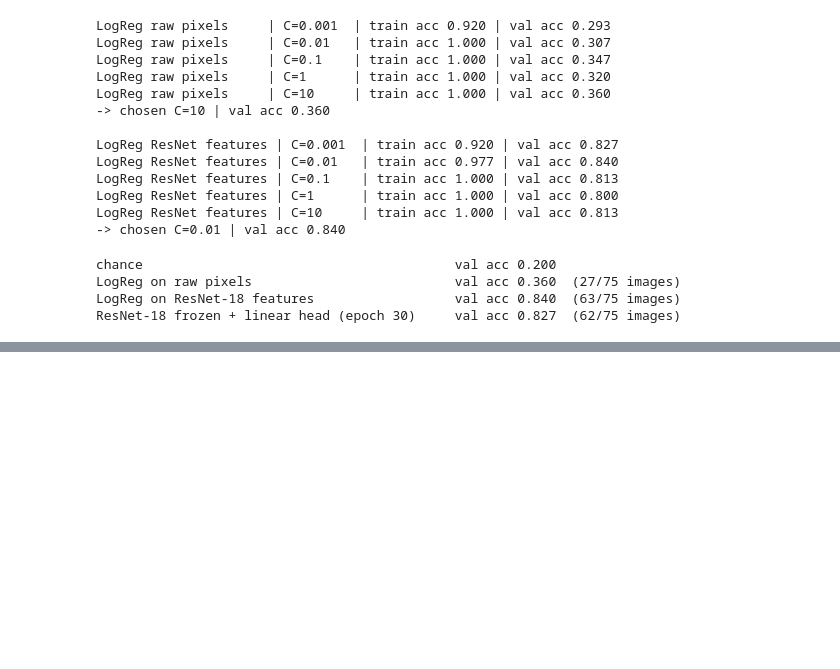
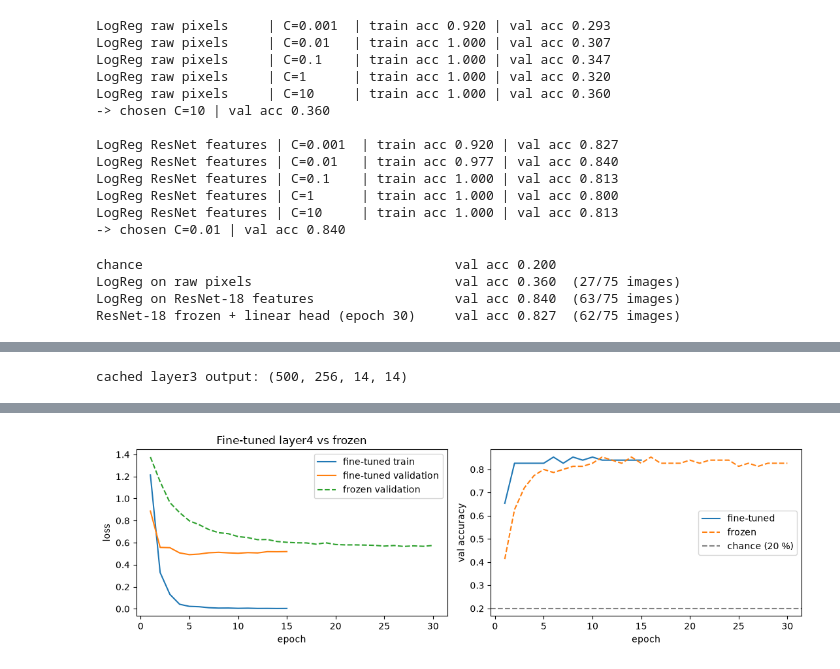
Before and after one commit to ntran-creator/Project-HSM, a Jupyter notebook: miguel_model.ipynb, the cells around one changed output, grey strips where cells are left out. Saved outputs shown, nothing was run; the diff lists cells and outputs as text; code cells hidden in the pictures; blank space fills up the shorter version.

Commit message:
Step 2: fine-tune ResNet-18 layer4 (val acc 0.853 best / 0.840 last, no gain over frozen)

```diff
--- a/miguel_model.ipynb
+++ b/miguel_model.ipynb
@@ -251,0 +257,73 @@ ResNet-18 frozen + linear head (epoch 30)     val acc 0.827  (62/75 images)
+# %%
+import copy
+
+# Blocks 1-3 are frozen and in eval mode, so their output never changes: compute it once for all 500 images
+def frozen_trunk(x):
+    b = backbone
+    x = b.maxpool(b.relu(b.bn1(b.conv1(x))))
+    return b.layer3(b.layer2(b.layer1(x)))
+
+with torch.no_grad():
+    H_all = torch.cat([frozen_trunk(xb) for xb, _ in DataLoader(ds_r, batch_size=32)])   # (500, 256, 14, 14)
+
+    # Sanity check: frozen layer4 + average pooling on the cache must give back the features of cell 2
+    F_check = backbone.avgpool(backbone.layer4(H_all[:16])).flatten(1)
+    assert torch.allclose(F_check, F_all[:16], atol=1e-4)
+
+print("cached layer3 output:", tuple(H_all.shape))
+# %% [output]
+cached layer3 output: (500, 256, 14, 14)
+# %%
+torch.manual_seed(SEED)
+
+# Trainable part: a COPY of layer4 (the frozen backbone stays untouched) + a new linear head
+finetuned = nn.Sequential(
+    copy.deepcopy(backbone.layer4),
+    nn.AdaptiveAvgPool2d(1),
+    nn.Flatten(),
+    nn.Linear(512, len(CLASSES)),
+)
+for p in finetuned.parameters():
+    p.requires_grad = True
+n_params_ft = sum(p.numel() for p in finetuned.parameters())
+print(f"trainable parameters: {n_params_ft:,} (frozen version: {sum(p.numel() for p in head.parameters()):,})")
+
+htrain_loader = DataLoader(TensorDataset(H_all[train_idx], y_train), batch_size=32, shuffle=True)
+hval_loader   = DataLoader(TensorDataset(H_all[val_idx], y_val), batch_size=1000)
+
+optimizer_ft = torch.optim.Adam([
+    {"params": finetuned[0].parameters(), "lr": 1e-4},   # pretrained block: small steps
+    {"params": finetuned[3].parameters(), "lr": 1e-3},   # new head: same lr as the frozen version
+])
+
+# Train one epoch at a time with the course fit helper, keeping the best weights on validation
+N_EPOCHS_FT = 15
+history_ft = {"train_loss": [], "val_loss": [], "val_acc": []}
+best_val_acc, best_epoch, best_state = -1.0, None, None
+t0 = time.perf_counter()
+for epoch in range(1, N_EPOCHS_FT + 1):
+    h = fit(finetuned, htrain_loader, hval_loader, loss_fn, optimizer_ft, n_epochs=1, verbose=False)
+    for k in history_ft:
+        history_ft[k] += h[k]
+    print(f"epoch {epoch:2d} | train loss {h['train_loss'][0]:.4f} | val loss {h['val_loss'][0]:.4f} | val acc {h['val_acc'][0]:.3f}")
+    if h["val_acc"][0] > best_val_acc:
+        best_val_acc, best_epoch = h["val_acc"][0], epoch
+        best_state = copy.deepcopy(finetuned.state_dict())
+train_time_ft = time.perf_counter() - t0
+finetuned.load_state_dict(best_state)
+print(f"\nbest epoch {best_epoch} (val acc {best_val_acc:.3f}) | training time {train_time_ft:.0f} s on CPU")
+
+# Training curves: frozen vs fine-tuned
+plt.figure(figsize=(11, 3.5))
+plt.subplot(1, 2, 1)
+plt.plot(range(1, N_EPOCHS_FT + 1), history_ft["train_loss"], label="fine-tuned train")
+plt.plot(range(1, N_EPOCHS_FT + 1), history_ft["val_loss"], label="fine-tuned validation")
+plt.plot(epochs, history_head["val_loss"], ls="--", label="frozen validation")
+plt.xlabel("epoch"); plt.ylabel("loss"); plt.legend(); plt.title("Fine-tuned layer4 vs frozen")
+plt.subplot(1, 2, 2)
+plt.plot(range(1, N_EPOCHS_FT + 1), history_ft["val_acc"], label="fine-tuned")
+plt.plot(epochs, history_head["val_acc"], ls="--", label="frozen")
+plt.axhline(1 / len(CLASSES), ls="--", c="grey", label="chance (20 %)")
+plt.xlabel("epoch"); plt.ylabel("val accuracy"); plt.legend()
+plt.tight_layout(); plt.show()
+# %% [output]
@@ -251,0 +348 @@ ResNet-18 frozen + linear head (epoch 30)     val acc 0.827  (62/75 images)
+[figure, added]
```
Also changed, not shown: parts of 4 cells of this notebook.
